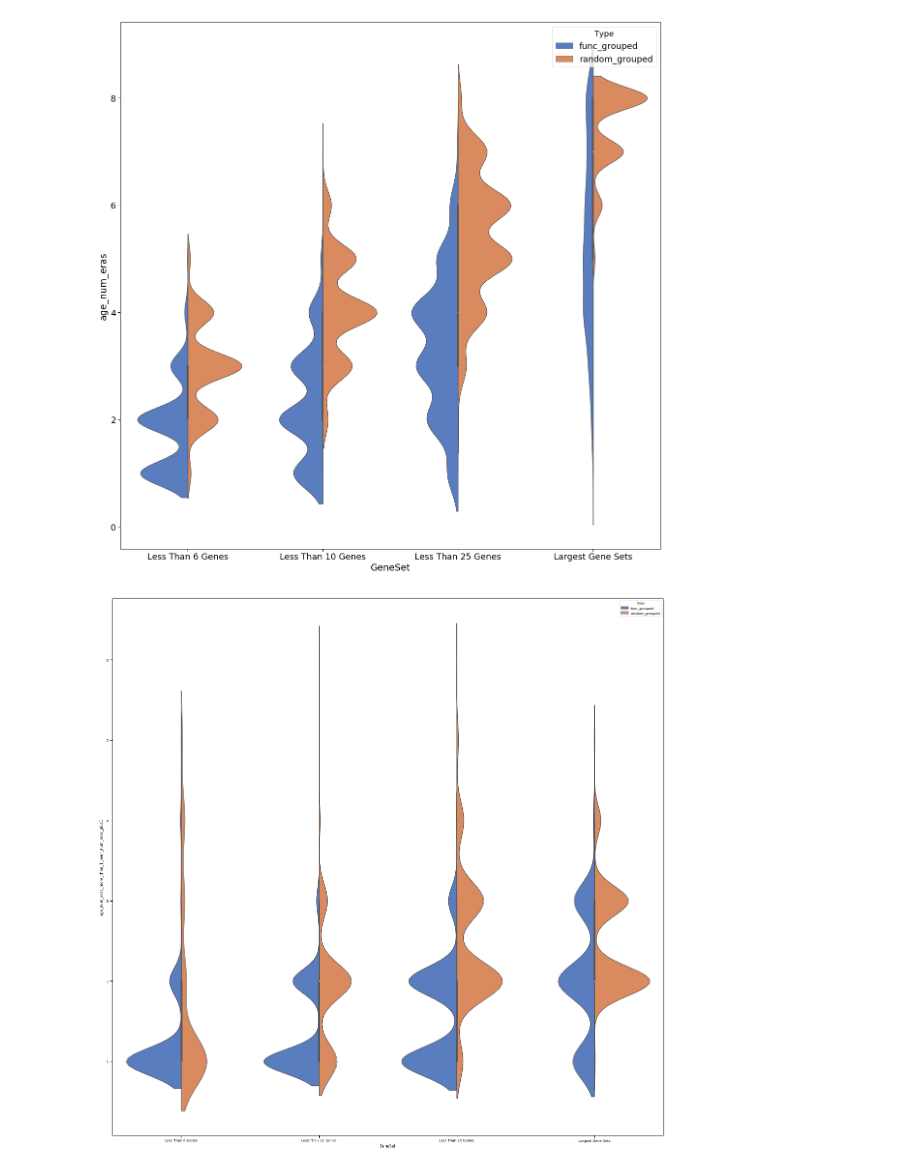
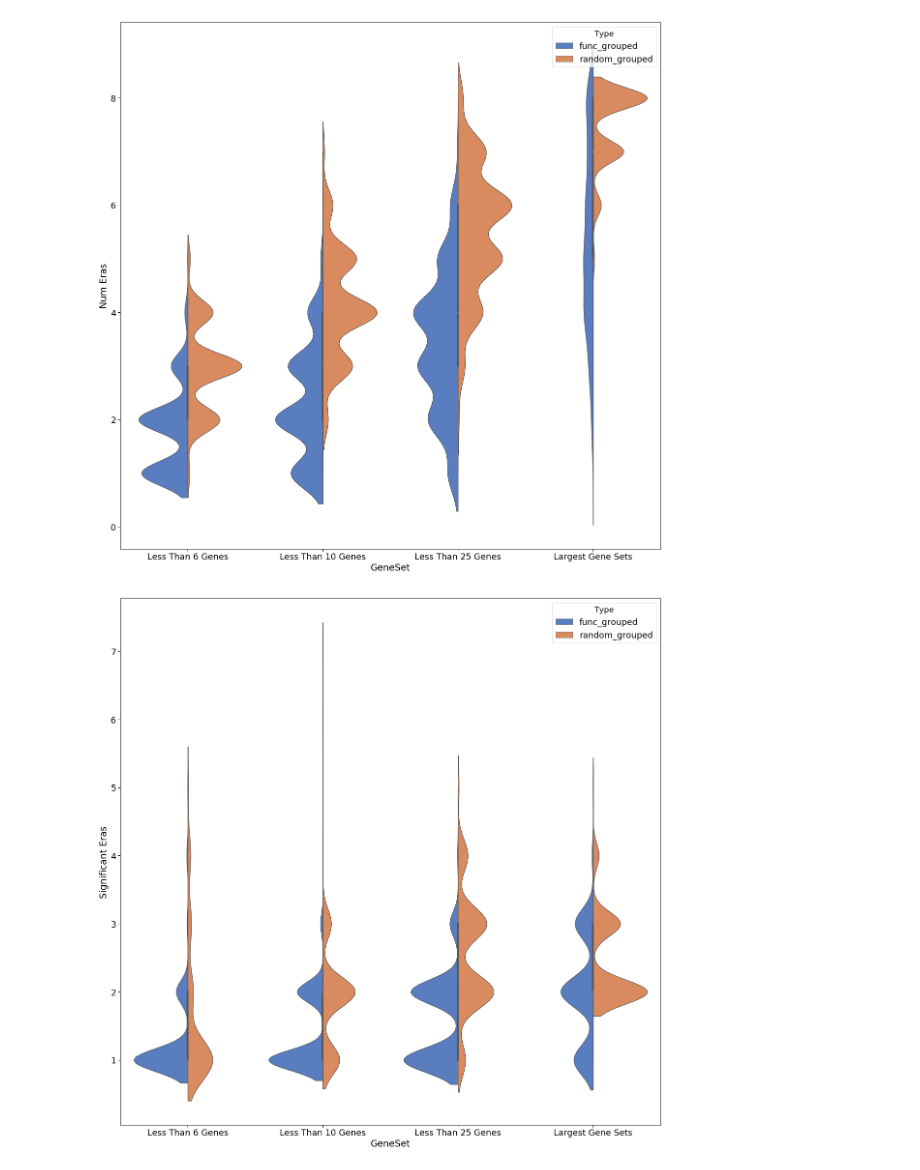
Before and after one commit to angwhen/geneage, a Jupyter notebook: Compare Metaphors Per Func Vs Random.ipynb, the cells around one changed output. Drawn from its saved outputs; the diff is of its cells as text; code cells hidden in the pictures.

```diff
--- a/Compare Metaphors Per Func Vs Random.ipynb
+++ b/Compare Metaphors Per Func Vs Random.ipynb
@@ -81,7 +81,7 @@ def get_data_in_dataframe(function_to_ages,ages_list,lq = None,mq=None,uq=None):
 
     df = pd.DataFrame(data)
     df.columns = ['function_name','ages_list',
-                  'age_num_eras','age_num_eras_more_than_1_over_num_eras_plus1','num_els','Type','GeneSet']
+                  'Num Eras','Significant Eras','num_els','Type','GeneSet']
     return df
 # %%
 df = get_data_in_dataframe(my_function_to_age_dict,my_ages_list)
@@ -112,22 +112,24 @@ lq = np.percentile(len_list,25)
 mq = np.percentile(len_list,50)
 uq = np.percentile(len_list,75)
 
-v_df = df[["GeneSet","age_num_eras", "Type"]]
+v_df = df[["GeneSet","Num Eras", "Type"]]
 sns.set_context("paper",font_scale = 2)
-ax = sns.violinplot(x="GeneSet",y="age_num_eras",data=v_df,order = ["Less Than %d Genes"%lq,"Less Than %d Genes"%mq ,"Less Than %d Genes"%uq,"Largest Gene Sets"],hue="Type",palette="muted",split=True)
+ax = sns.violinplot(x="GeneSet",y="Num Eras",data=v_df,order = ["Less Than %d Genes"%lq,"Less Than %d Genes"%mq ,"Less Than %d Genes"%uq,"Largest Gene Sets"],hue="Type",palette="muted",split=True)
+plt.savefig("figures/violinplot_of_num_eras_in_%s.png"%dataset,dpi=600)
 plt.show()
 # %% [output]
-[figure, old version]
+[figure, new version]
 # %%
 #PLOT VIOLIN OF number of "significant eras" GROUPED BY SET SIZE
 len_list = [len(my_function_to_age_dict[func]) for func in my_function_to_age_dict]
 lq = np.percentile(len_list,25)
 mq = np.percentile(len_list,50)
 uq = np.percentile(len_list,75)
 
-v_df = df[["GeneSet","age_num_eras_more_than_1_over_num_eras_plus1", "Type"]]
-sns.set_context("paper",font_scale = 0.8)
-ax = sns.violinplot(x="GeneSet",y="age_num_eras_more_than_1_over_num_eras_plus1",data=v_df,order = ["Less Than %d Genes"%lq,"Less Than %d Genes"%mq ,"Less Than %d Genes"%uq,"Largest Gene Sets"],hue="Type",palette="muted",split=True)
+v_df = df[["GeneSet","Significant Eras", "Type"]]
+sns.set_context("paper",font_scale = 2)
+ax = sns.violinplot(x="GeneSet",y="Significant Eras",data=v_df,order = ["Less Than %d Genes"%lq,"Less Than %d Genes"%mq ,"Less Than %d Genes"%uq,"Largest Gene Sets"],hue="Type",palette="muted",split=True)
+plt.savefig("figures/violinplot_of_num_significant_eras_in_%s.png"%dataset,dpi=600)
 plt.show()
 # %% [output]
-[figure, old version]
+[figure, new version]
```
Also changed, not shown: parts of 1 cell of this notebook.
